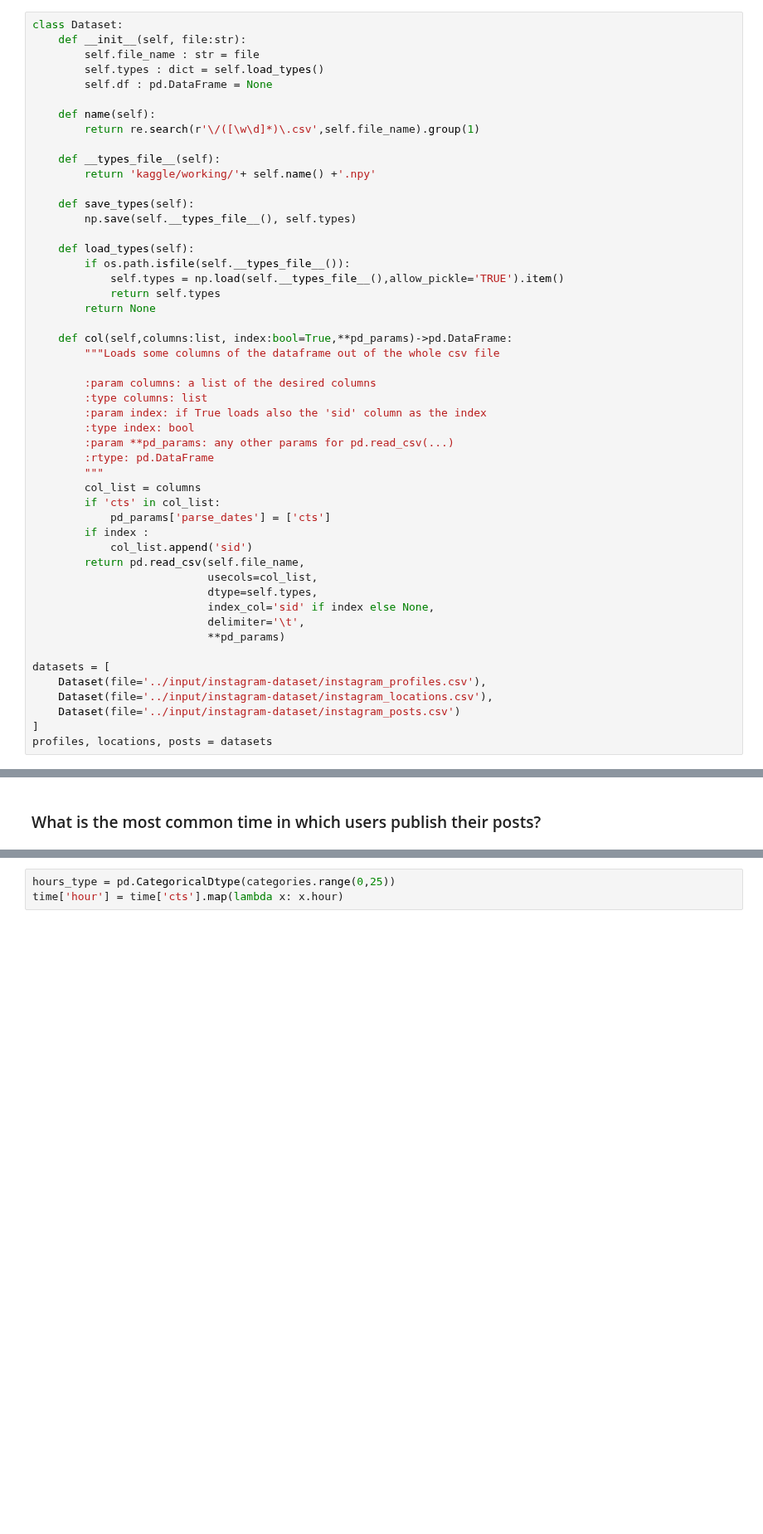
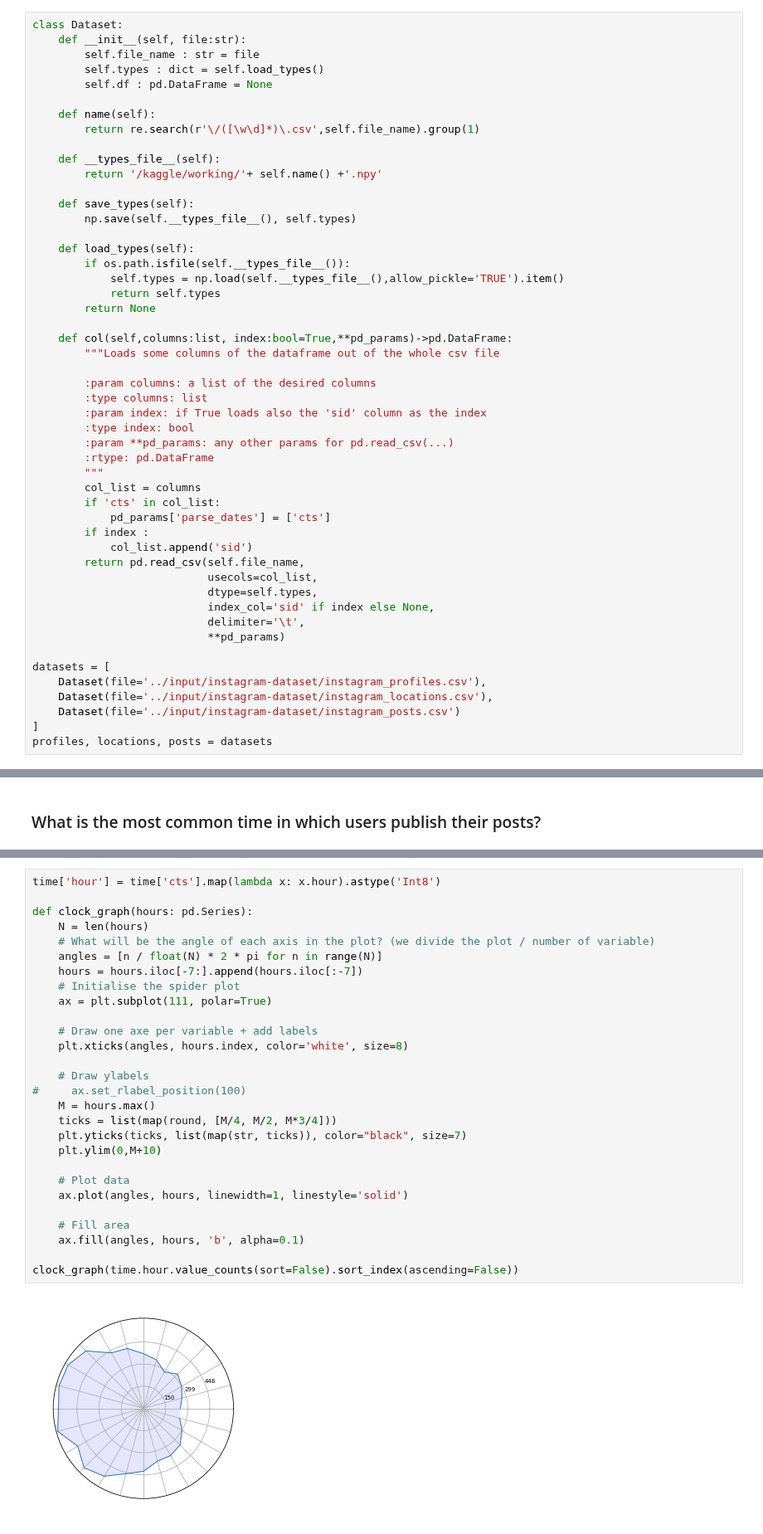
Before and after one commit to Prot10/ADM_HW_2, a Jupyter notebook: adm-matteo.ipynb, the cells around one changed output, grey strips where cells are left out. Shown at 83% size. Saved outputs shown, nothing was run; the diff lists cells and outputs as text; blank space fills up the shorter version.

Commit message:
RQ3.1 - clock graph func

```diff
--- a/adm-matteo.ipynb
+++ b/adm-matteo.ipynb
@@ -26,7 +27,7 @@ class Dataset:
         return re.search(r'\/([\w\d]*)\.csv',self.file_name).group(1)
 
     def __types_file__(self):
-        return 'kaggle/working/'+ self.name() +'.npy'
+        return '/kaggle/working/'+ self.name() +'.npy'
 
     def save_types(self):
         np.save(self.__types_file__(), self.types)
@@ -407,6 +480,33 @@ Name: cts, Length: 10000, dtype: datetime64[ns]
-# %%
-hours_type = pd.CategoricalDtype(categories.range(0,25))
-time['hour'] = time['cts'].map(lambda x: x.hour)
+# %%
+time['hour'] = time['cts'].map(lambda x: x.hour).astype('Int8')
+
+def clock_graph(hours: pd.Series):
+    N = len(hours)
+    # What will be the angle of each axis in the plot? (we divide the plot / number of variable)
+    angles = [n / float(N) * 2 * pi for n in range(N)]
+    hours = hours.iloc[-7:].append(hours.iloc[:-7])
+    # Initialise the spider plot
+    ax = plt.subplot(111, polar=True)
+
+    # Draw one axe per variable + add labels
+    plt.xticks(angles, hours.index, color='white', size=8)
+
+    # Draw ylabels
+#     ax.set_rlabel_position(100)
+    M = hours.max()
+    ticks = list(map(round, [M/4, M/2, M*3/4]))
+    plt.yticks(ticks, list(map(str, ticks)), color="black", size=7)
+    plt.ylim(0,M+10)
+
+    # Plot data
+    ax.plot(angles, hours, linewidth=1, linestyle='solid')
+
+    # Fill area
+    ax.fill(angles, hours, 'b', alpha=0.1)
+
+clock_graph(time.hour.value_counts(sort=False).sort_index(ascending=False))
+# %% [output]
+[figure, added]
 # %%
 time['hour'].value_counts()
 # %% [output]
```
Also changed, not shown: parts of 16 cells of this notebook.
